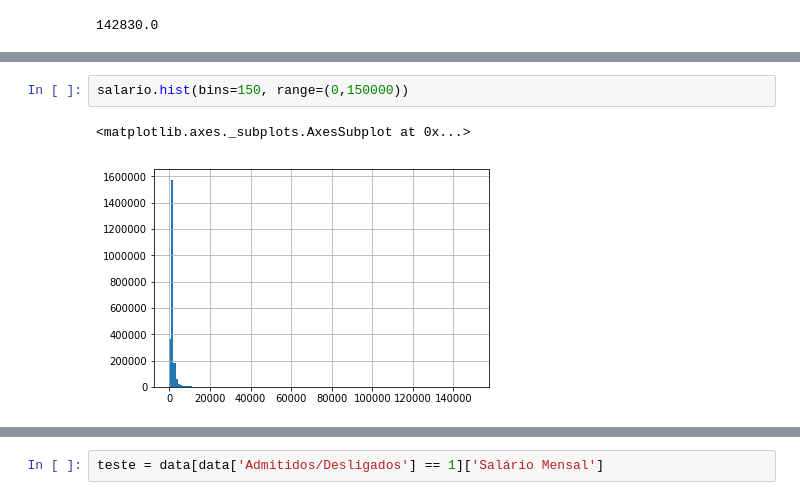
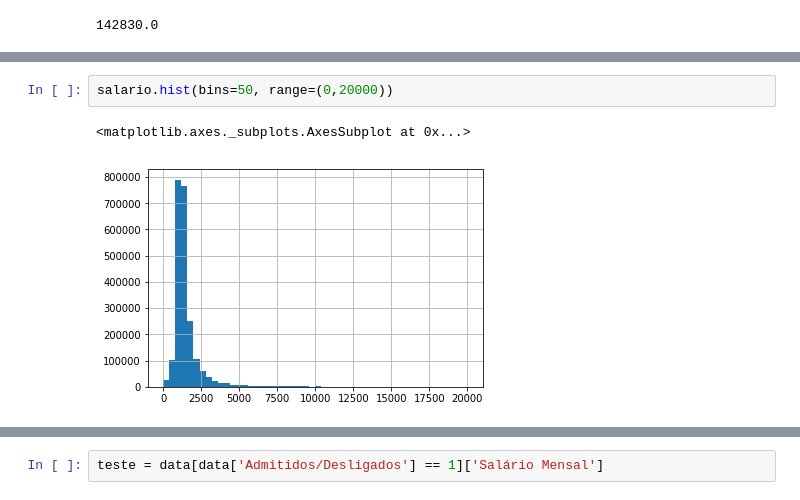
Before and after one commit to thiagodegan/Desafio01, a Jupyter notebook: Desafio.ipynb, the cells around one changed output, grey strips where cells are left out. Drawn from its saved outputs; the diff is of its cells as text.

```diff
--- a/Desafio.ipynb
+++ b/Desafio.ipynb
@@ -134,5 +143,5 @@ salario = data['Salário Mensal']
 # %%
-salario.hist(bins=150, range=(0,150000))
+salario.hist(bins=50, range=(0,20000))
 # %% [output]
 <matplotlib.axes._subplots.AxesSubplot at 0x...>
-[figure, old version]
+[figure, new version]
```
Also changed, not shown: parts of 10 cells of this notebook.
